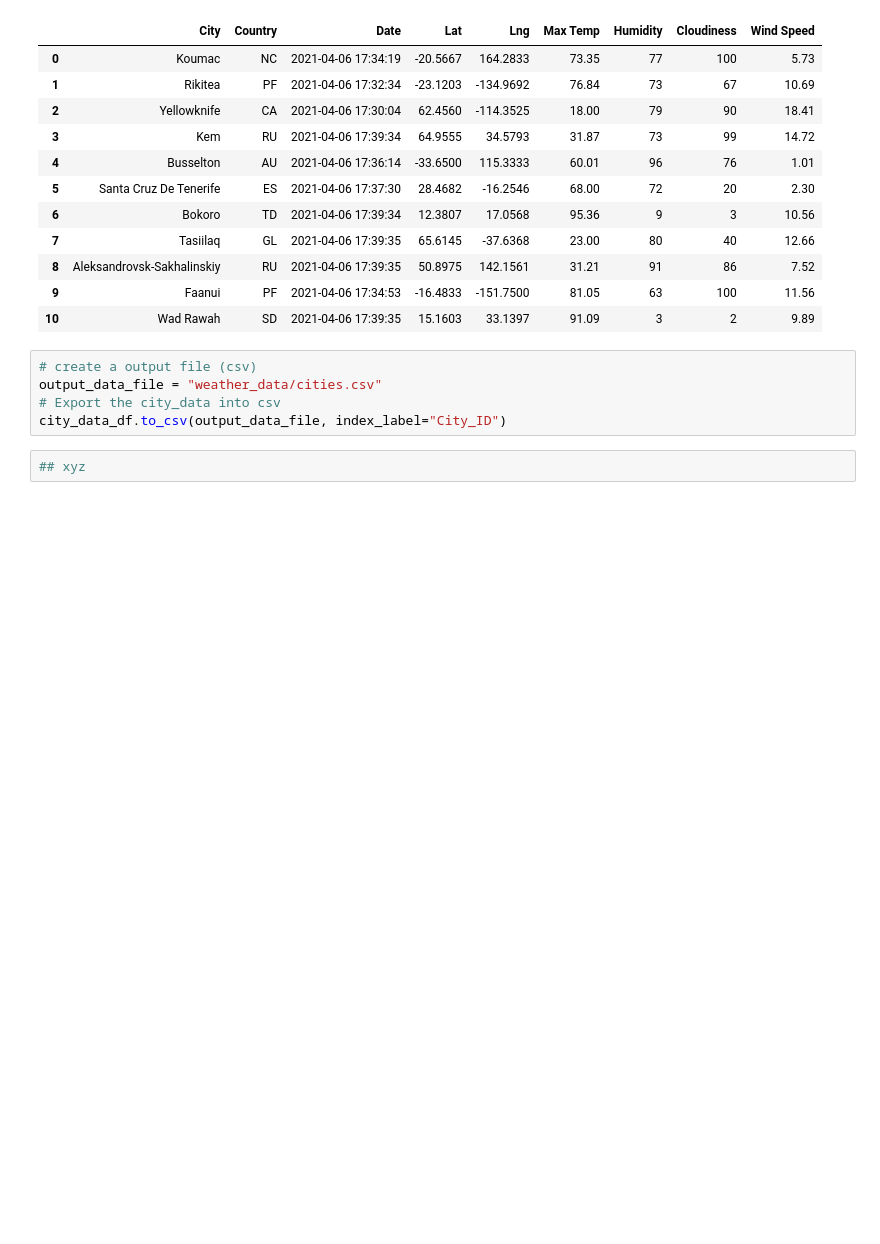
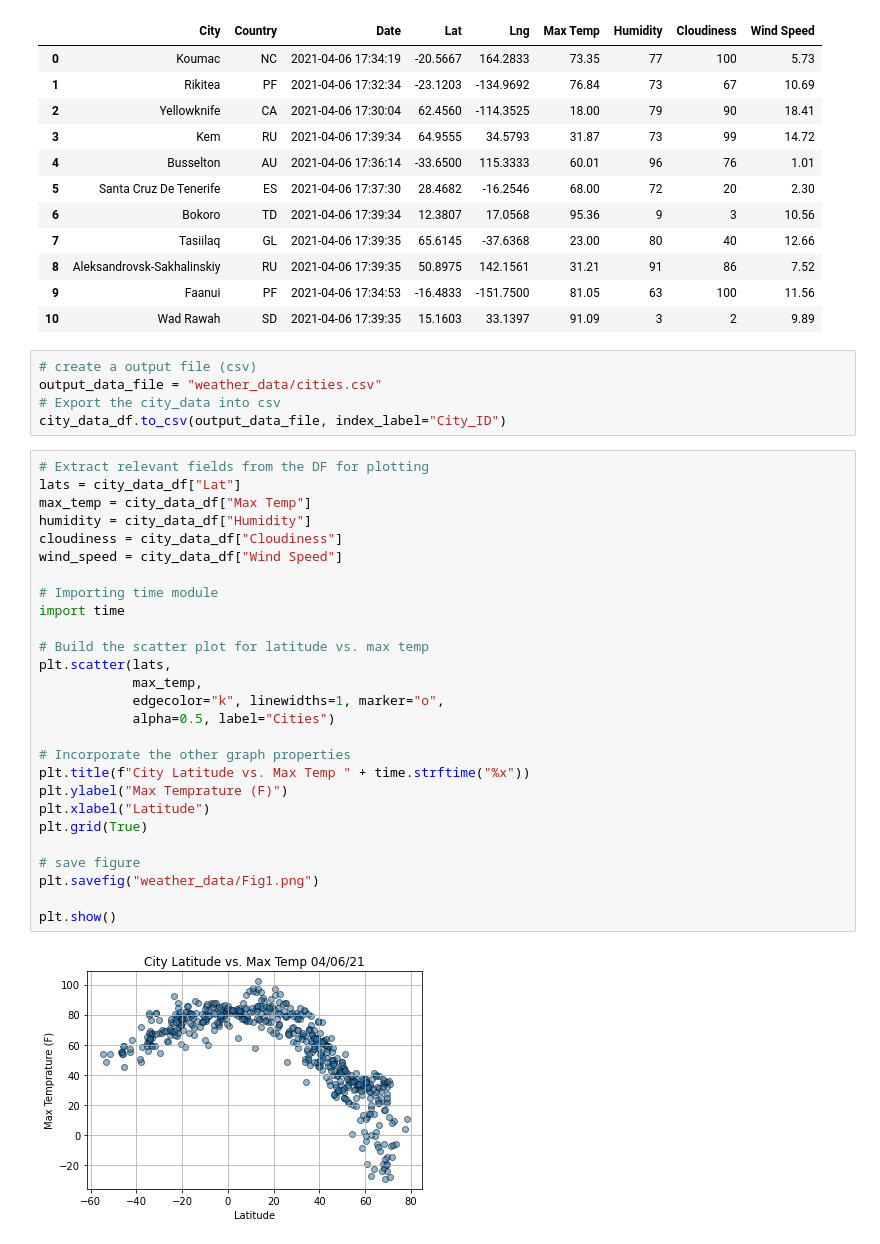
Before and after one commit to xumed001/World_Weather_Analysis, a Jupyter notebook: weatherPy.ipynb, the cells around one changed output. Cells and saved outputs as stored; diff of their text form; blank space fills up the shorter version.

Commit message:
updated with some graphs

```diff
--- a/weatherPy.ipynb
+++ b/weatherPy.ipynb
@@ -154,5 +154,32 @@ city_data_df.head(11)
 output_data_file = "weather_data/cities.csv"
 # Export the city_data into csv
 city_data_df.to_csv(output_data_file, index_label="City_ID")
-# %%
-## xyz
+# %%
+# Extract relevant fields from the DF for plotting
+lats = city_data_df["Lat"]
+max_temp = city_data_df["Max Temp"]
+humidity = city_data_df["Humidity"]
+cloudiness = city_data_df["Cloudiness"]
+wind_speed = city_data_df["Wind Speed"]
+
+# Importing time module
+import time
+
+# Build the scatter plot for latitude vs. max temp
+plt.scatter(lats,
+            max_temp,
+            edgecolor="k", linewidths=1, marker="o",
+            alpha=0.5, label="Cities")
+
+# Incorporate the other graph properties
+plt.title(f"City Latitude vs. Max Temp " + time.strftime("%x"))
+plt.ylabel("Max Temprature (F)")
+plt.xlabel("Latitude")
+plt.grid(True)
+
+# save figure
+plt.savefig("weather_data/Fig1.png")
+
+plt.show()
+# %% [output]
+[figure, added]
```
Also changed, not shown: parts of 3 cells of this notebook.
